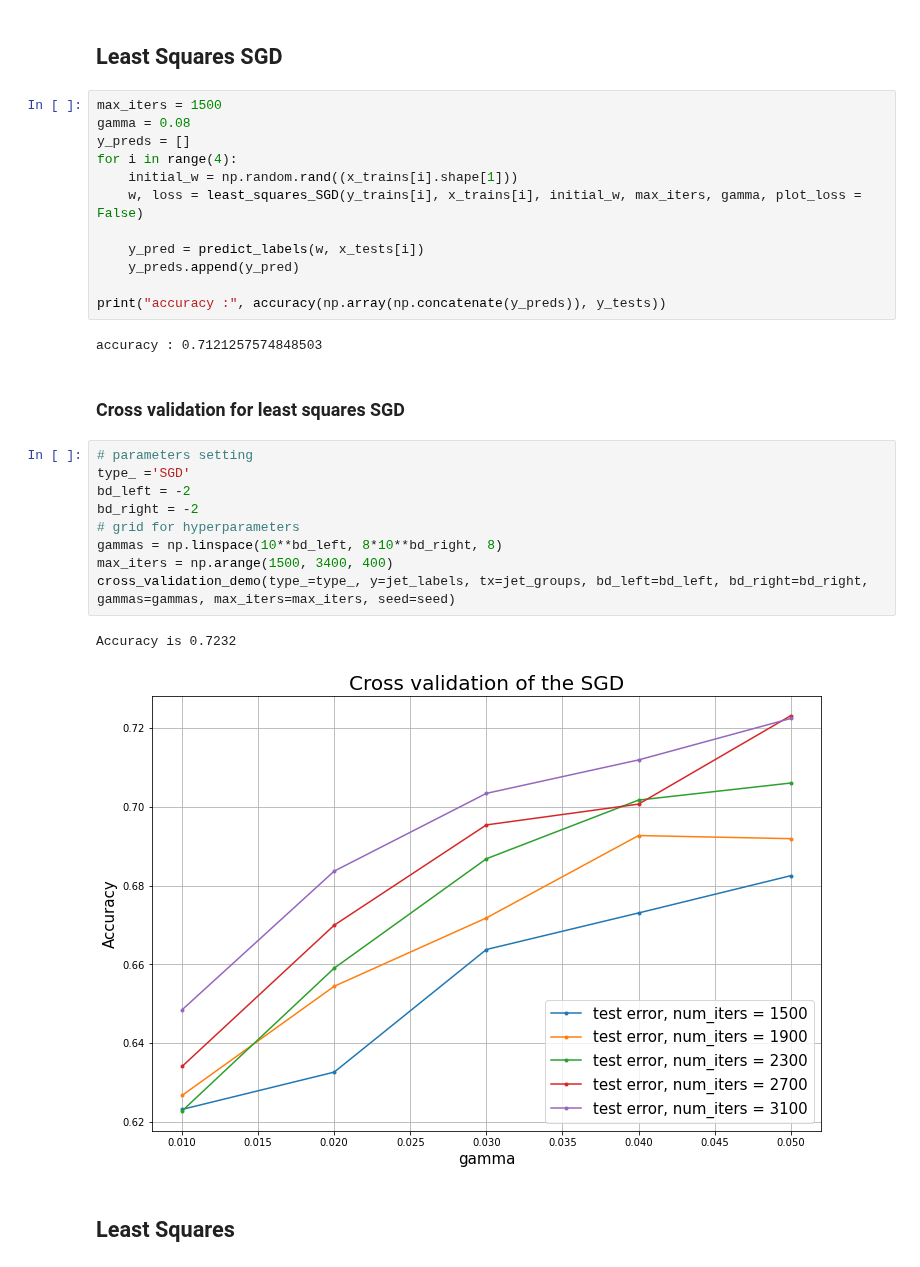
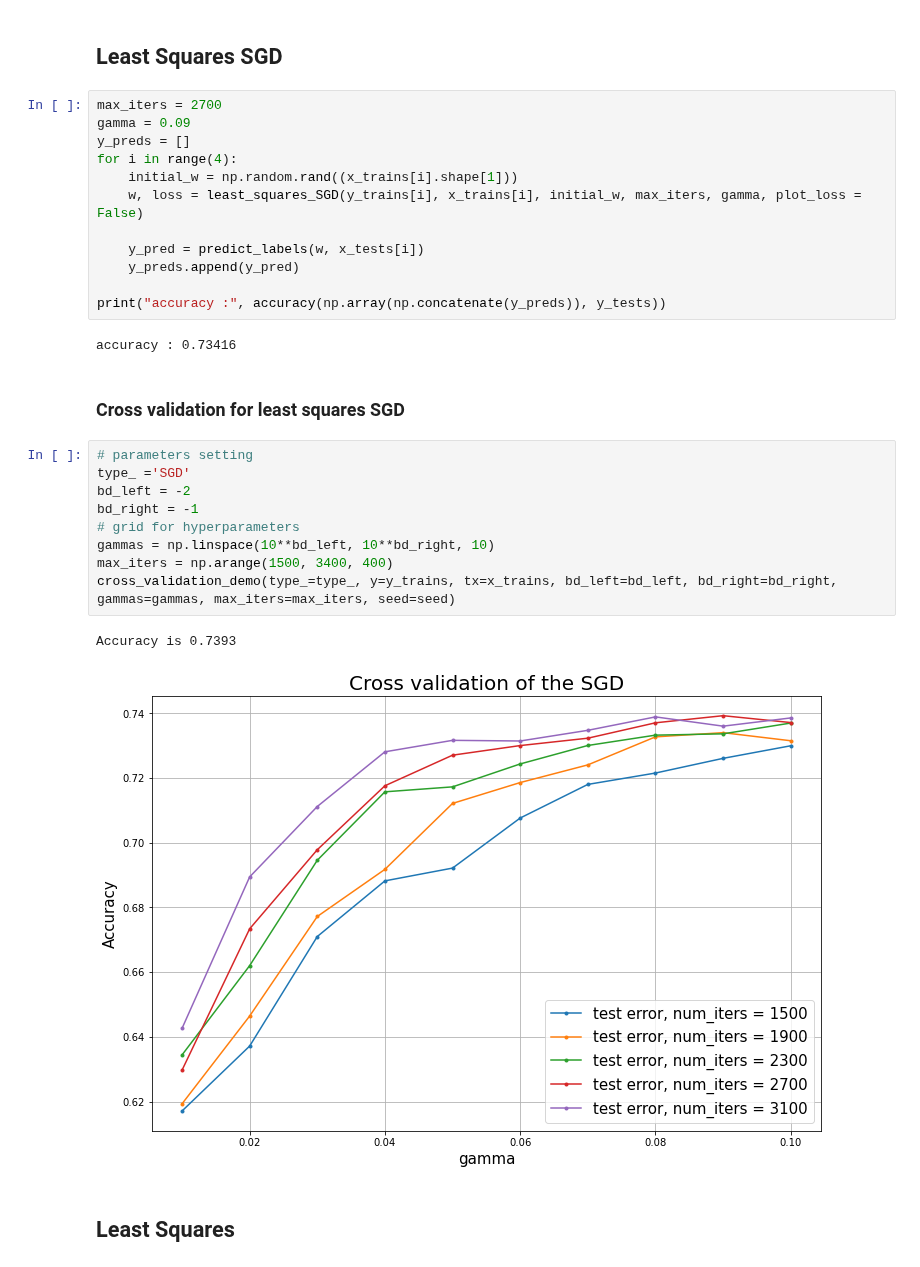
Before and after one commit to SonyaBlinova/ml-project-1-SES, a Jupyter notebook: project_FourGroups.ipynb, the cells around one changed output. Cells and saved outputs as stored; diff of their text form.

```diff
--- a/project_FourGroups.ipynb
+++ b/project_FourGroups.ipynb
@@ -95,8 +92,8 @@ Best accutacy = 0.7470**
 # %% [markdown]
 ## Least Squares SGD
 # %%
-max_iters = 1500
-gamma = 0.08
+max_iters = 2700
+gamma = 0.09
 y_preds = []
 for i in range(4):
     initial_w = np.random.rand((x_trains[i].shape[1]))
@@ -107,21 +104,21 @@ for i in range(4):
 
 print("accuracy :", accuracy(np.array(np.concatenate(y_preds)), y_tests))
 # %% [output]
-accuracy : 0.7121257574848503
+accuracy : 0.73416
 # %% [markdown]
 ### Cross validation for least squares SGD
 # %%
 # parameters setting
 type_ ='SGD'
 bd_left = -2
-bd_right = -2
+bd_right = -1
 # grid for hyperparameters
-gammas = np.linspace(10**bd_left, 8*10**bd_right, 8)
+gammas = np.linspace(10**bd_left, 10**bd_right, 10)
 max_iters = np.arange(1500, 3400, 400)
-cross_validation_demo(type_=type_, y=jet_labels, tx=jet_groups, bd_left=bd_left, bd_right=bd_right, gammas=gammas, max_iters=max_iters, seed=seed)
+cross_validation_demo(type_=type_, y=y_trains, tx=x_trains, bd_left=bd_left, bd_right=bd_right, gammas=gammas, max_iters=max_iters, seed=seed)
 # %% [output]
-Accuracy is 0.7232
+Accuracy is 0.7393
-[figure, old version]
+[figure, new version]
 # %% [markdown]
 ## Least Squares
 # %%
```
Also changed, not shown: parts of 11 cells of this notebook, 1 other file.
